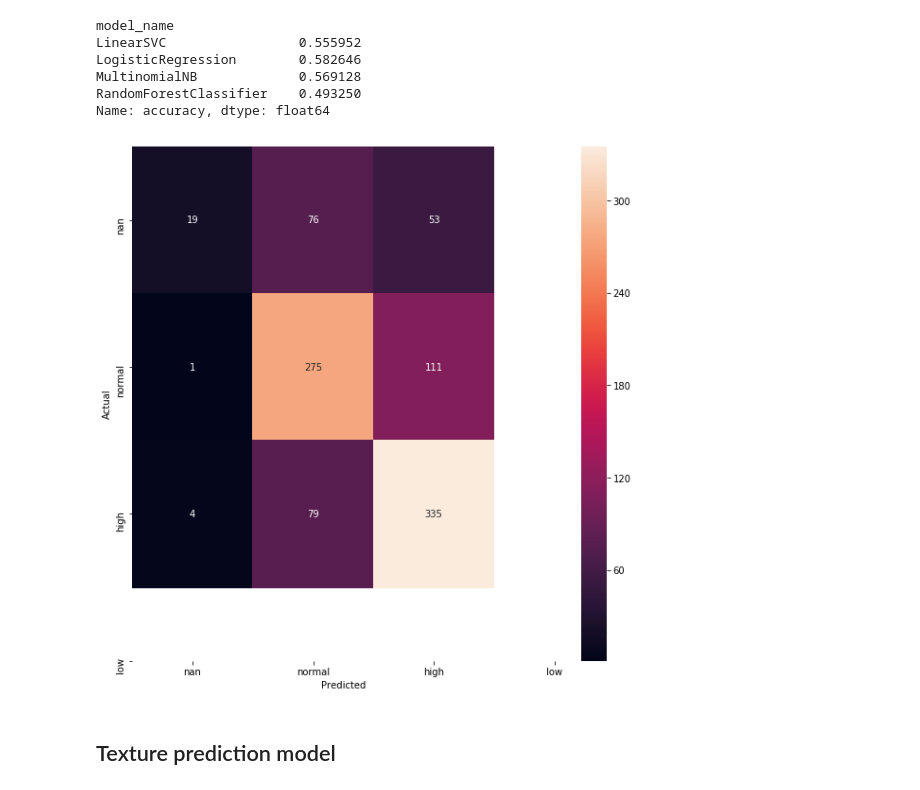
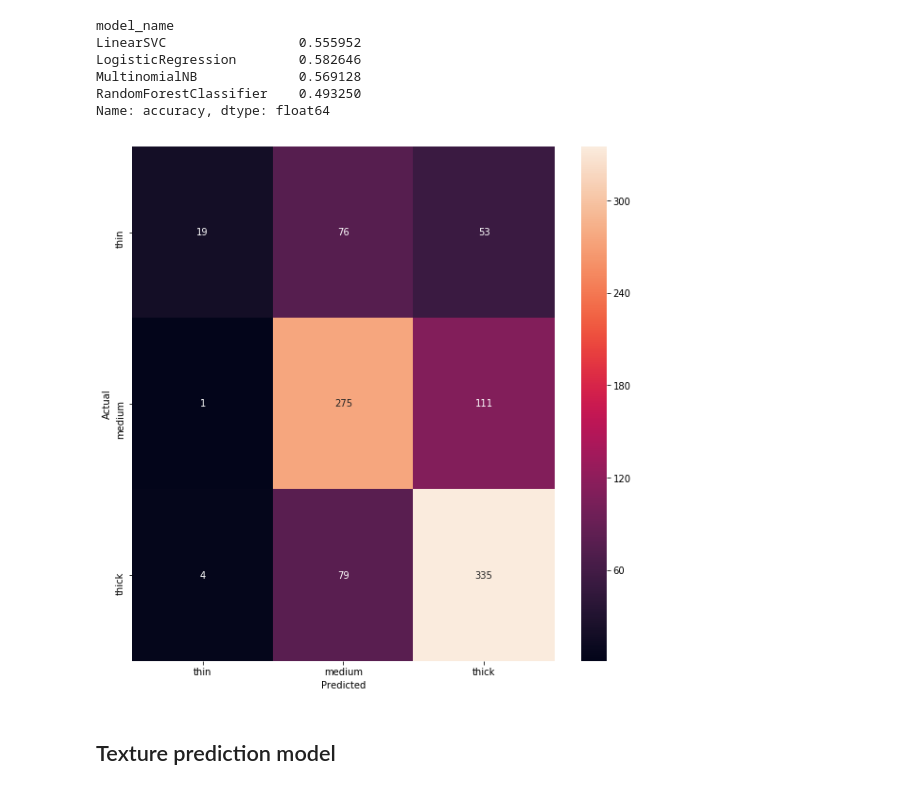
Before and after one commit to 99KHayes/products-for-curlies, a Jupyter notebook: notebooks/02_processing/20190831-kph-product-word-processing.ipynb, the cells around one changed output. Cells and saved outputs as stored; diff of their text form; code cells hidden in the pictures.

```diff
--- a/notebooks/02_processing/20190831-kph-product-word-processing.ipynb
+++ b/notebooks/02_processing/20190831-kph-product-word-processing.ipynb
@@ -578,18 +578,18 @@ Name: accuracy, dtype: float64
 # %%
 model = LogisticRegression(random_state=0)
 X_train, X_test, y_train, y_test = train_test_split(features_den, labels_den, test_size=0.33, random_state=0)
 model.fit(X_train, y_train)
 y_pred = model.predict(X_test)
 
 conf_mat = confusion_matrix(y_test, y_pred)
 fig, ax = plt.subplots(figsize=(10,10))
 sns.heatmap(conf_mat, annot=True, fmt='d',
-            xticklabels=density_no_nan_df.porosity.unique(), yticklabels=density_no_nan_df.porosity.unique())
+            xticklabels=density_no_nan_df.density.unique(), yticklabels=density_no_nan_df.density.unique())
 plt.ylabel('Actual')
 plt.xlabel('Predicted')
 plt.show()
 # %% [output]
-[figure, old version]
+[figure, new version]
 # %% [markdown]
 ## Texture prediction model
 # %%
```
Also changed, not shown: parts of 1 cell of this notebook, 1 other file.
